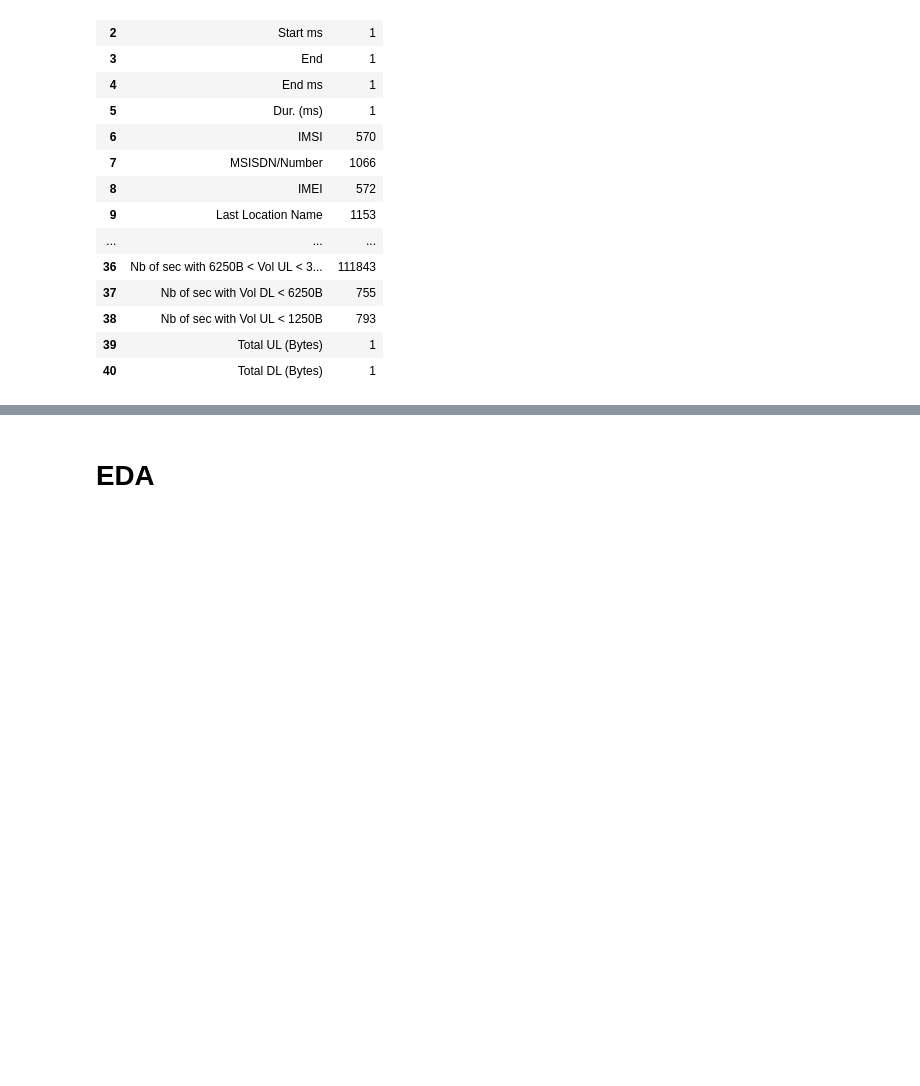
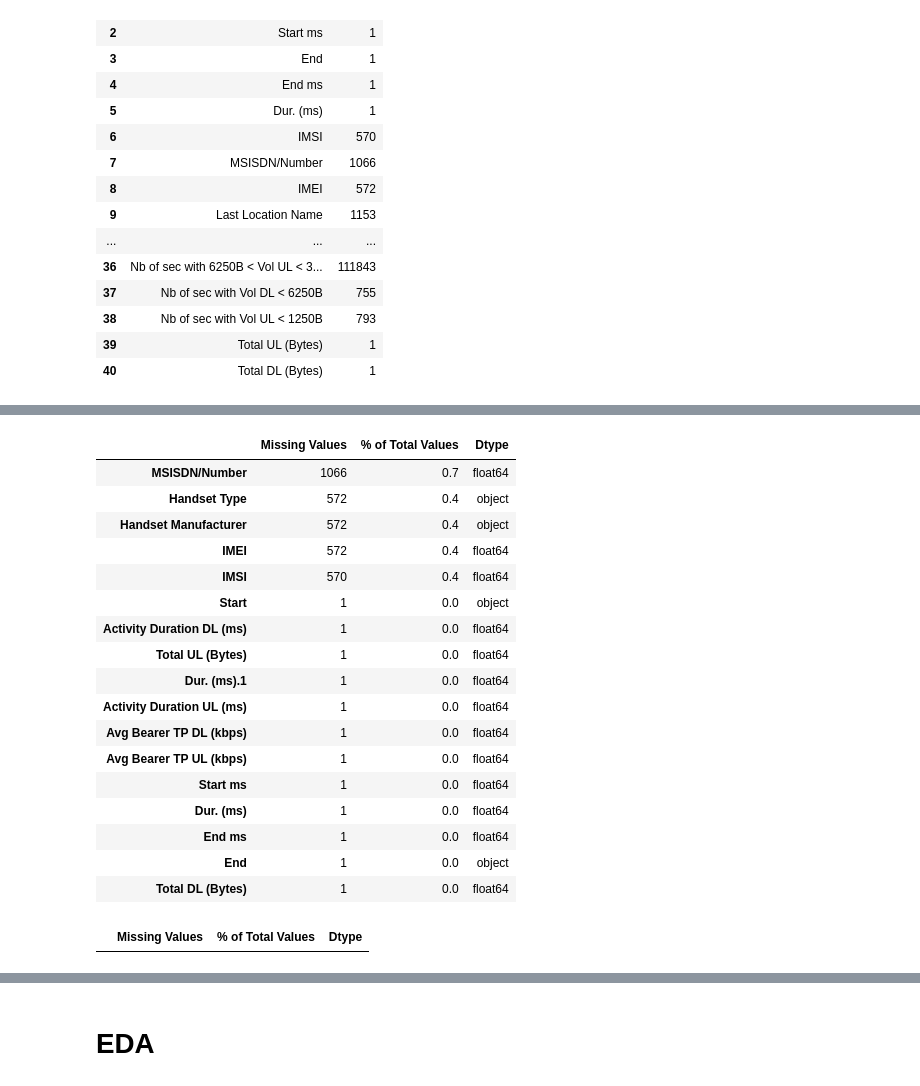
Before and after one commit to mekdes975/10telecom, a Jupyter notebook: notebooks/telecom.ipynb, the cells around one changed output, grey strips where cells are left out. Drawn from its saved outputs; the diff is of its cells as text; code cells hidden in the pictures; blank space fills up the shorter version.

Commit message:
more cleaning data

```diff
--- a/notebooks/telecom.ipynb
+++ b/notebooks/telecom.ipynb
@@ -338,0 +515,3 @@ TypeError: could not convert string to float: '4/4/2019 12:01'
+# %%
+df_cleaned= df.drop(drop_column.tolist(),axis=1)
+df_cleaned.head()
@@ -338,0 +526,26 @@ TypeError: could not convert string to float: '4/4/2019 12:01'
+# %%
+df_cleaned['Nb of sec with Vol DL < 6250B'] = fix_missing_bfill(
+    df_cleaned, 'Nb of sec with Vol DL < 6250B')
+# %%
+
+
+# Calculate the percentage of missing values for each column
+missing_percentage = (df.isnull().sum() / len(df)) * 100
+
+# Filter columns based on conditions related to missing value percentage
+fill_mode = missing_percentage[(missing_percentage < 20.0) & (missing_percentage >= 0.4)].index.tolist()
+not_fill_mode = ['IMEI', 'IMSI', 'MSISDN/Number']
+
+fill_mode_columns = [x for x in fill_mode if x not in not_fill_mode]
+# %%
+# Check if columns in fill_mode_columns exist in df_clean
+columns_to_fill = [col for col in fill_mode_columns if col in df_cleaned.columns]
+
+# Fill missing values in the selected columns
+df_cleaned[columns_to_fill] = df_cleaned[columns_to_fill].fillna(df_cleaned[columns_to_fill].mode().iloc[0])
+
+# Alternatively, you can use the fillna method with a specific value:
+# df_clean[columns_to_fill] = df_clean[columns_to_fill].fillna(some_value)
+
+# Check the result
+print(df_cleaned[columns_to_fill].isnull().sum())  # Ensure no missing values remain in these columns
@@ -338,0 +574,31 @@ TypeError: could not convert string to float: '4/4/2019 12:01'
+# %%
+missing_info = MissingInformation(df_cleaned)
+mis_val_table_after_clean = missing_info.missing_values_table(df_cleaned)
+mis_val_table_after_clean
+# %% [output]
+|  | Missing Values | % of Total Values | Dtype |
+| MSISDN/Number | 1066 | 0.7 | float64 |
+| Handset Type | 572 | 0.4 | object |
+| Handset Manufacturer | 572 | 0.4 | object |
+| IMEI | 572 | 0.4 | float64 |
+| IMSI | 570 | 0.4 | float64 |
+| Start | 1 | 0.0 | object |
+| Activity Duration DL (ms) | 1 | 0.0 | float64 |
+| Total UL (Bytes) | 1 | 0.0 | float64 |
+| Dur. (ms).1 | 1 | 0.0 | float64 |
+| Activity Duration UL (ms) | 1 | 0.0 | float64 |
+| Avg Bearer TP DL (kbps) | 1 | 0.0 | float64 |
+| Avg Bearer TP UL (kbps) | 1 | 0.0 | float64 |
+| Start ms | 1 | 0.0 | float64 |
+| Dur. (ms) | 1 | 0.0 | float64 |
+| End ms | 1 | 0.0 | float64 |
+| End | 1 | 0.0 | object |
+| Total DL (Bytes) | 1 | 0.0 | float64 |
+# %%
+
+
+df_cleaned.dropna(inplace=True)
+mis_val_table_after_clean = missing_info.missing_values_table(df_cleaned)
+mis_val_table_after_clean
+# %% [output]
+|  | Missing Values | % of Total Values | Dtype |
```
Also changed, not shown: parts of 16 cells of this notebook.
